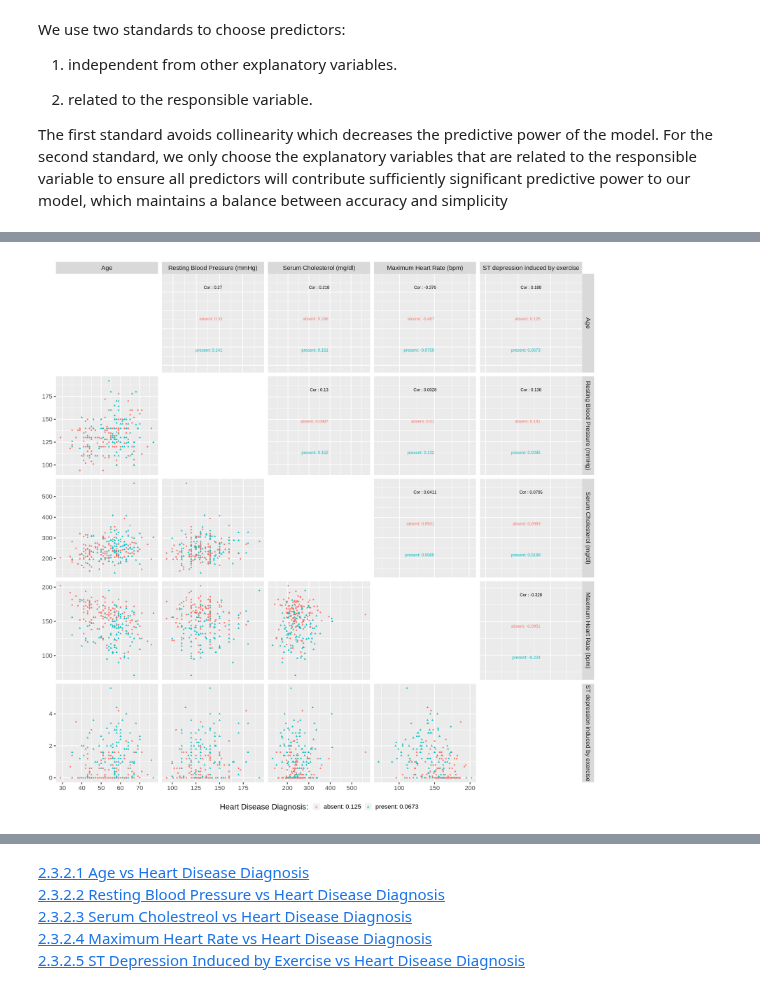
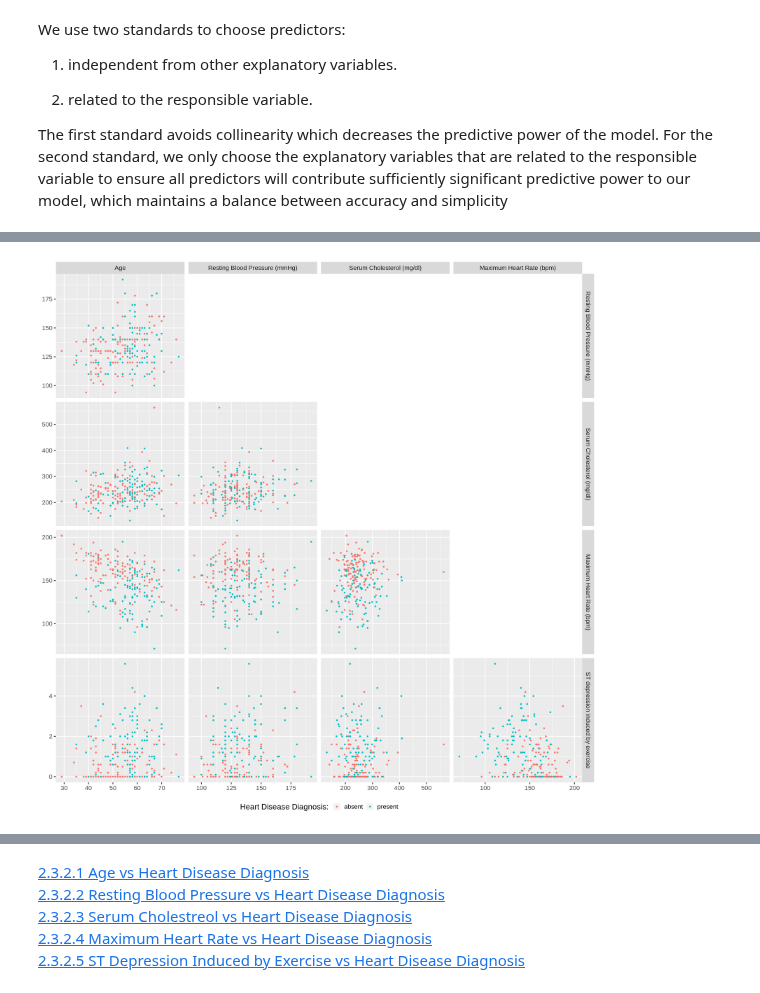
Before and after one commit to duffydu/dsci100-project, a Jupyter notebook: DSCI100_project_proposal.ipynb, the cells around one changed output, grey strips where cells are left out. Drawn from its saved outputs; the diff is of its cells as text; code cells hidden in the pictures.

Commit message:
Modified the scatter plot layout

```diff
--- a/DSCI100_project_proposal.ipynb
+++ b/DSCI100_project_proposal.ipynb
@@ -196,22 +196,37 @@ The first standard avoids collinearity which decreases the predictive power of t
 # %%
 options(repr.plot.width = 20, repr.plot.height = 20)
 
 plot_pairs <- cleveland_data_train %>%
   select(age, trestbps, chol, thalach, oldpeak, diagnosis) %>%
-  ggpairs(legend = 5,
+  ggpairs(legend = 6,
           columns = 1:5,
-          mapping = ggplot2::aes(color = diagnosis, shape = diagnosis),
+          mapping = ggplot2::aes(color = diagnosis),
           columnLabels = c("Age", "Resting Blood Pressure (mmHg)", "Serum Cholesterol (mg/dl)", "Maximum Heart Rate (bpm)", "ST depression induced by exercise"),
-         diag = NULL) +
+          diag = NULL,
+          upper = "blank"
+          ) +
           labs(color = "Heart Disease Diagnosis: ") +
           theme(axis.text.x = element_text(hjust = 1, color = "black", size = 20),
                 axis.text.y = element_text(hjust = 1, color = "black", size = 20)) +
           theme_grey(base_size = 20)+
           theme(legend.position = "bottom")
 
-plot_pairs
+# function to remove top most and right most row/column
+gpairs_lower <- function(g){
+  g$plots <- g$plots[-(1:g$nrow)]
+  g$yAxisLabels <- g$yAxisLabels[-1]
+  g$nrow <- g$nrow -1
+
+  g$plots <- g$plots[-(seq(g$ncol, length(g$plots), by = g$ncol))]
+  g$xAxisLabels <- g$xAxisLabels[-g$ncol]
+  g$ncol <- g$ncol - 1
+
+  g
+}
+
+gpairs_lower(plot_pairs)
 # %% [output]
-[figure, old version]
+[figure, new version]
 # %% [markdown]
 ### <img  src="https://oercommons.s3.amazonaws.com/media/courseware/lesson/image/Human-heart-clipart-5.jpg" width="30"/> 2.3.2 Explanatory Variables vs. Heart Disease Diagnosis<a id='var-diag'></a>
 # %% [markdown]
```
